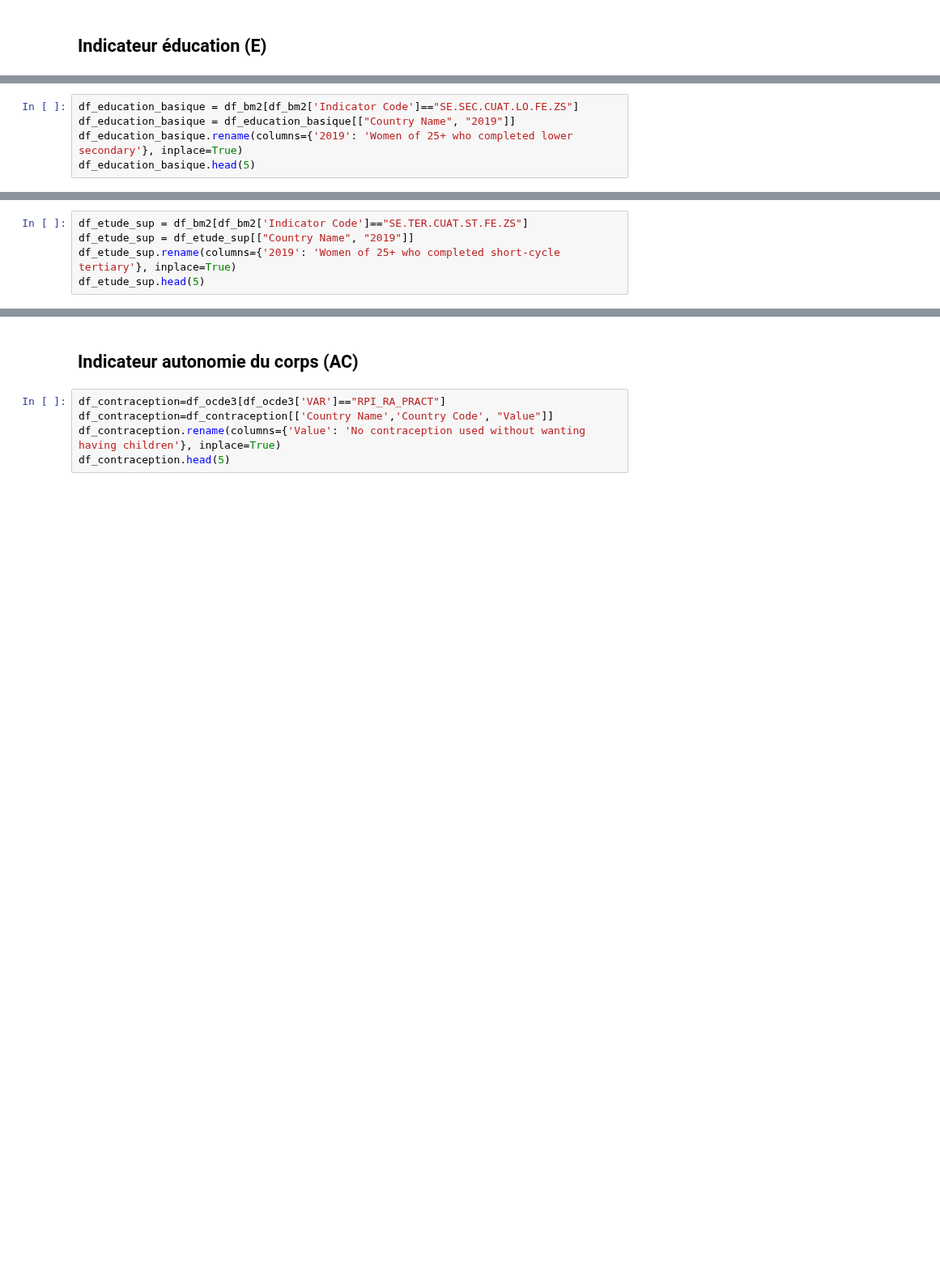
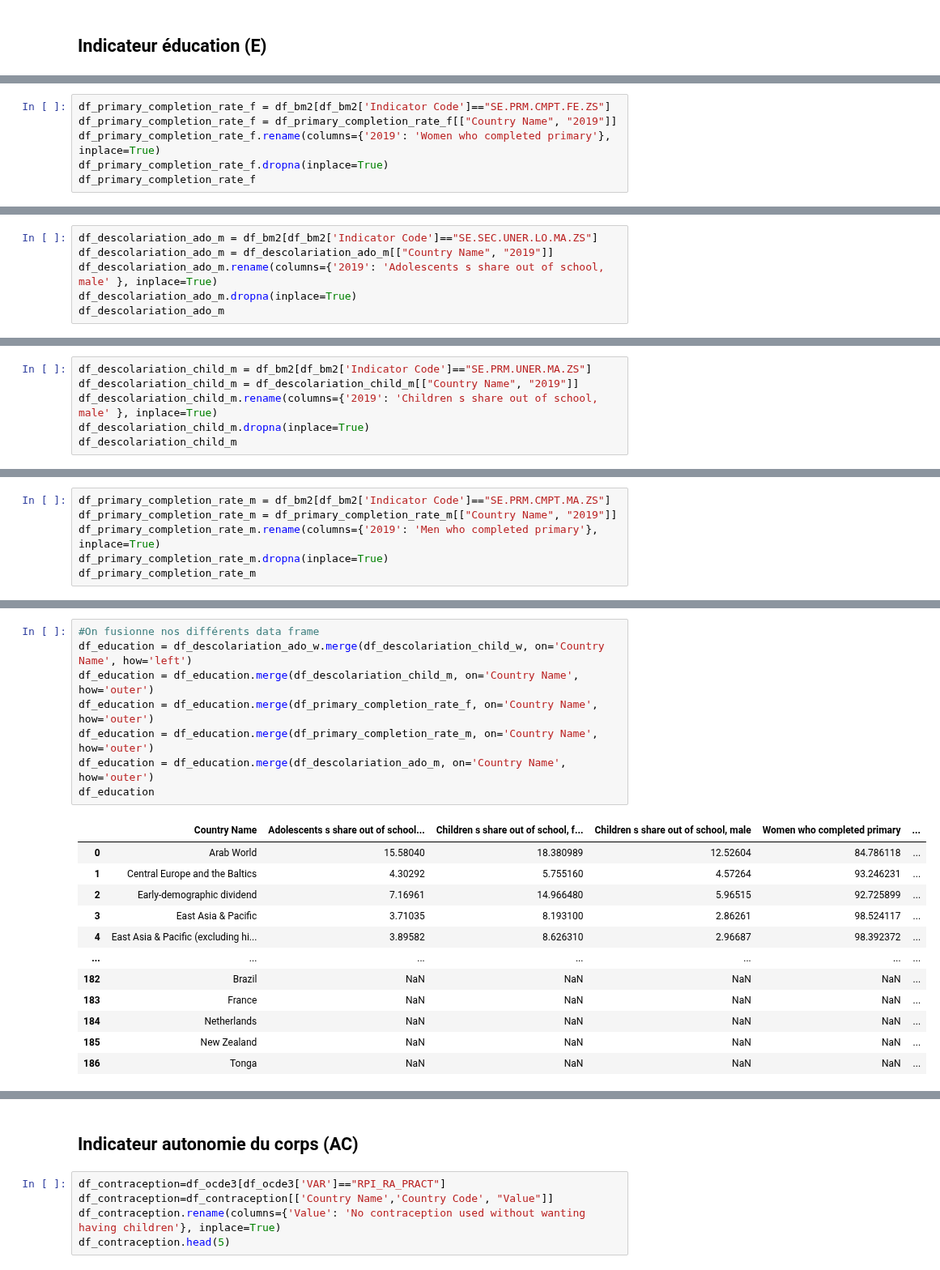
Before and after one commit to cmllbll/Gender-Inequalities-and-Development, a Jupyter notebook: création indicateurs fertilité et situation économiquee.ipynb, the cells around one changed output, grey strips where cells are left out. Shown at 81% size. Cells and saved outputs as stored; diff of their text form; blank space fills up the shorter version.

```diff
--- a/création indicateurs fertilité et situation économiquee.ipynb
+++ b/création indicateurs fertilité et situation économiquee.ipynb
@@ -446,5 +736,6 @@ df_scolariation_primaire =
 # %%
-df_education_basique = df_bm2[df_bm2['Indicator Code']=="SE.SEC.CUAT.LO.FE.ZS"]
-df_education_basique = df_education_basique[["Country Name", "2019"]]
-df_education_basique.rename(columns={'2019': 'Women of 25+ who completed lower secondary'}, inplace=True)
-df_education_basique.head(5)
+df_primary_completion_rate_f = df_bm2[df_bm2['Indicator Code']=="SE.PRM.CMPT.FE.ZS"]
+df_primary_completion_rate_f = df_primary_completion_rate_f[["Country Name", "2019"]]
+df_primary_completion_rate_f.rename(columns={'2019': 'Women who completed primary'}, inplace=True)
+df_primary_completion_rate_f.dropna(inplace=True)
+df_primary_completion_rate_f
@@ -450,0 +756,6 @@ df_education_basique.head(5)
+# %%
+df_descolariation_ado_m = df_bm2[df_bm2['Indicator Code']=="SE.SEC.UNER.LO.MA.ZS"]
+df_descolariation_ado_m = df_descolariation_ado_m[["Country Name", "2019"]]
+df_descolariation_ado_m.rename(columns={'2019': 'Adolescents s share out of school, male' }, inplace=True)
+df_descolariation_ado_m.dropna(inplace=True)
+df_descolariation_ado_m
@@ -450,0 +776,6 @@ df_education_basique.head(5)
+# %%
+df_descolariation_child_m = df_bm2[df_bm2['Indicator Code']=="SE.PRM.UNER.MA.ZS"]
+df_descolariation_child_m = df_descolariation_child_m[["Country Name", "2019"]]
+df_descolariation_child_m.rename(columns={'2019': 'Children s share out of school, male' }, inplace=True)
+df_descolariation_child_m.dropna(inplace=True)
+df_descolariation_child_m
@@ -451,5 +796,6 @@ df_education_basique.head(5)
 # %%
-df_etude_sup = df_bm2[df_bm2['Indicator Code']=="SE.TER.CUAT.ST.FE.ZS"]
-df_etude_sup = df_etude_sup[["Country Name", "2019"]]
-df_etude_sup.rename(columns={'2019': 'Women of 25+ who completed short-cycle tertiary'}, inplace=True)
-df_etude_sup.head(5)
+df_primary_completion_rate_m = df_bm2[df_bm2['Indicator Code']=="SE.PRM.CMPT.MA.ZS"]
+df_primary_completion_rate_m = df_primary_completion_rate_m[["Country Name", "2019"]]
+df_primary_completion_rate_m.rename(columns={'2019': 'Men who completed primary'}, inplace=True)
+df_primary_completion_rate_m.dropna(inplace=True)
+df_primary_completion_rate_m
@@ -455,0 +816,21 @@ df_etude_sup.head(5)
+# %%
+#On fusionne nos différents data frame
+df_education = df_descolariation_ado_w.merge(df_descolariation_child_w, on='Country Name', how='left')
+df_education = df_education.merge(df_descolariation_child_m, on='Country Name', how='outer')
+df_education = df_education.merge(df_primary_completion_rate_f, on='Country Name', how='outer')
+df_education = df_education.merge(df_primary_completion_rate_m, on='Country Name', how='outer')
+df_education = df_education.merge(df_descolariation_ado_m, on='Country Name', how='outer')
+df_education
+# %% [output]
+|  | Country Name | Adolescents s share out of school... | Children s share out of school, f... | Children s share out of school, male | Women who completed primary | ... |
+| 0 | Arab World | 15.58040 | 18.380989 | 12.52604 | 84.786118 | ... |
+| 1 | Central Europe and the Baltics | 4.30292 | 5.755160 | 4.57264 | 93.246231 | ... |
+| 2 | Early-demographic dividend | 7.16961 | 14.966480 | 5.96515 | 92.725899 | ... |
+| 3 | East Asia & Pacific | 3.71035 | 8.193100 | 2.86261 | 98.524117 | ... |
+| 4 | East Asia & Pacific (excluding hi... | 3.89582 | 8.626310 | 2.96687 | 98.392372 | ... |
+| ... | ... | ... | ... | ... | ... | ... |
+| 182 | Brazil | NaN | NaN | NaN | NaN | ... |
+| 183 | France | NaN | NaN | NaN | NaN | ... |
+| 184 | Netherlands | NaN | NaN | NaN | NaN | ... |
+| 185 | New Zealand | NaN | NaN | NaN | NaN | ... |
+| 186 | Tonga | NaN | NaN | NaN | NaN | ... |
```
Also changed, not shown: parts of 55 cells of this notebook, 1 other file.
